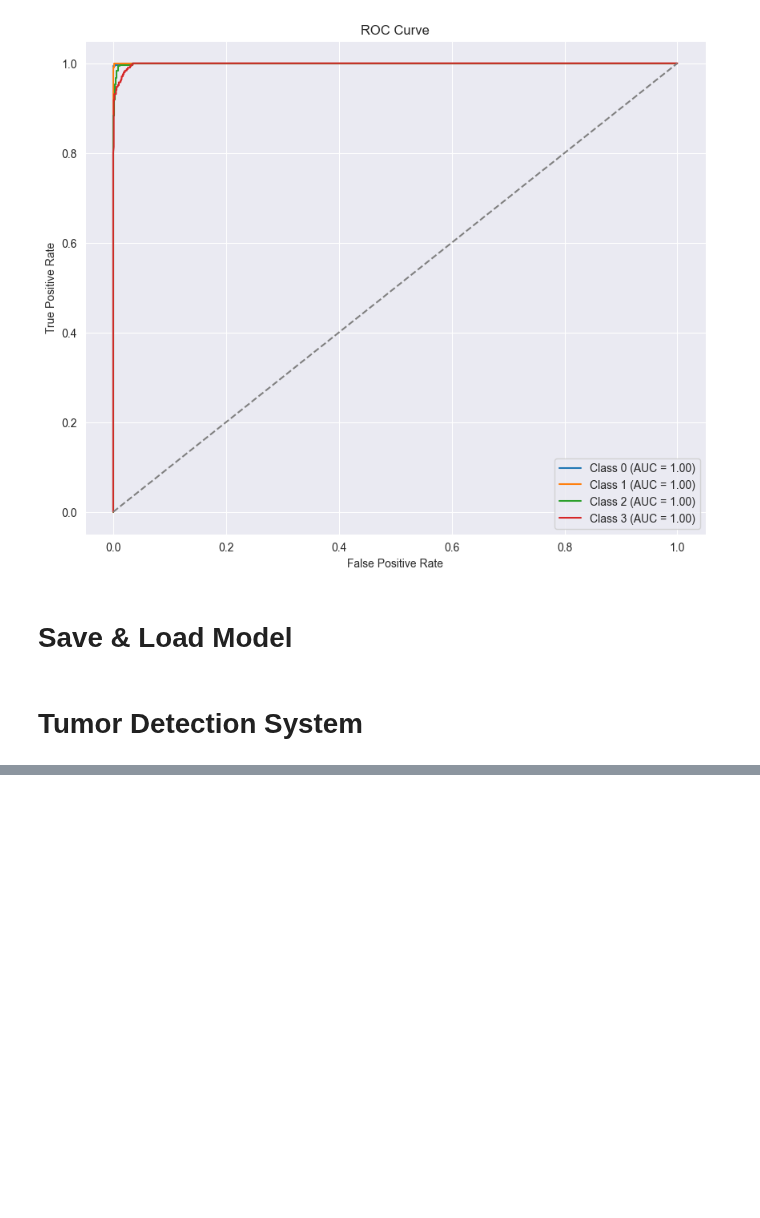
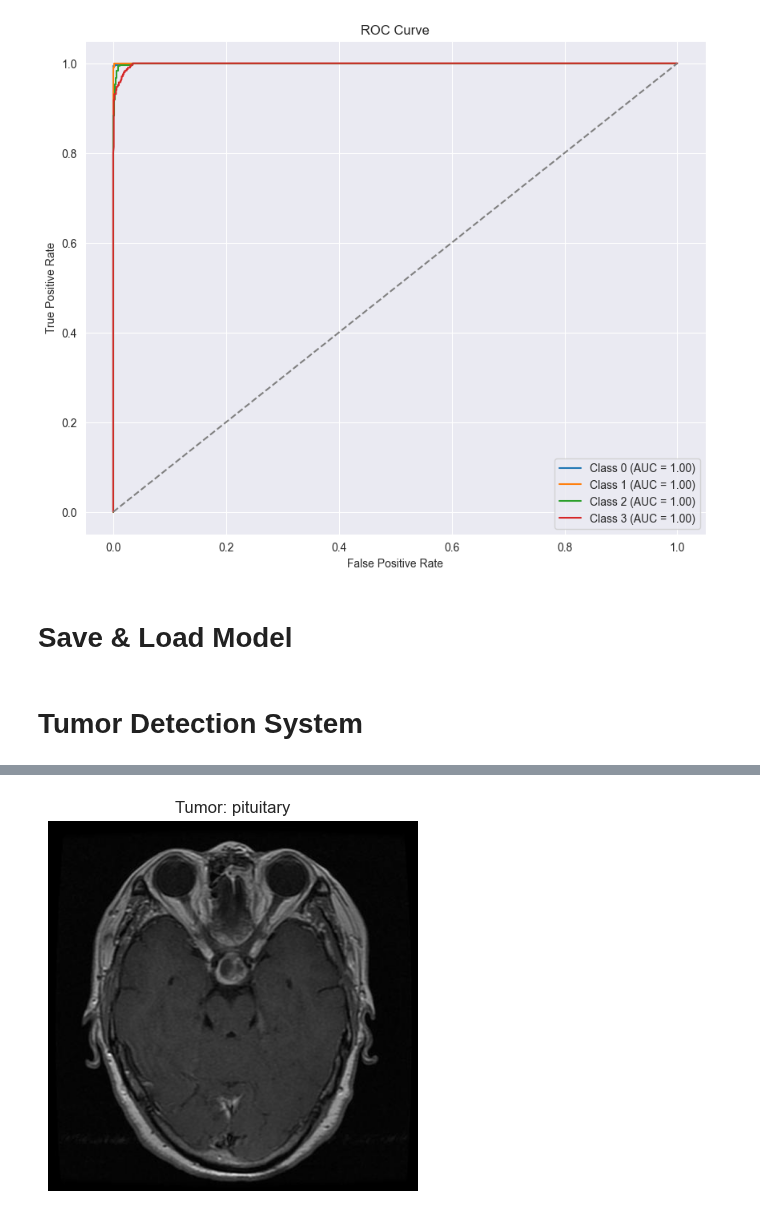
Before and after one commit to Brandon-Kee/NeuroScan, a Jupyter notebook: models/analysis.ipynb, the cells around one changed output, grey strips where cells are left out. Cells and saved outputs as stored; diff of their text form; code cells hidden in the pictures; blank space fills up the shorter version.

Commit message:
Added more test cases

```diff
--- a/models/analysis.ipynb
+++ b/models/analysis.ipynb
@@ -317,0 +317,5 @@ detect_and_display(image_path, model)
+# %%
+# Test case for pituitary
+image_path = os.path.expanduser('~/Desktop/Projects/Brain Tumor Detection/Te-pi_0060.jpg')
+detect_and_display(image_path, model)
+# %% [output]
@@ -317,0 +323 @@ detect_and_display(image_path, model)
+[figure, added]
```
Also changed, not shown: parts of 6 cells of this notebook.
